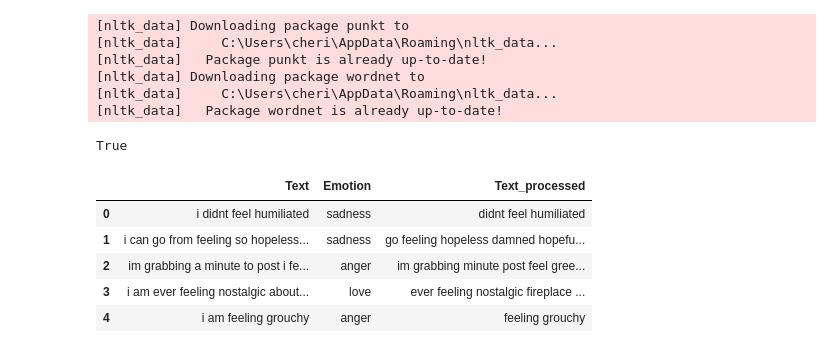
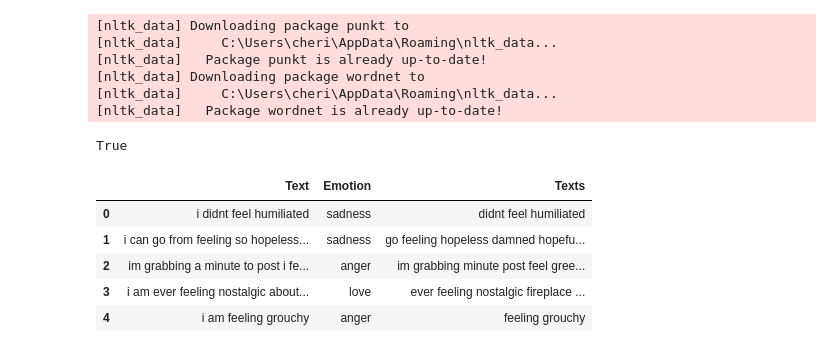
Before and after one commit to Aimen-prog/ml-in-the-clouds, a Jupyter notebook: pycaret_analysis.ipynb, the cells around one changed output. Saved outputs shown, nothing was run; the diff lists cells and outputs as text; code cells hidden in the pictures.

```diff
--- a/pycaret_analysis.ipynb
+++ b/pycaret_analysis.ipynb
@@ -178,35 +178,35 @@ df_train_unique.Text
 df = df_train_unique.copy()
 def text_processing(text):
      #Charger les stop-words en anglais
     stop_words = set(stopwords.words('english'))
 
 
     # Initialiser le lemmatizer
     lemmatizer = WordNetLemmatizer()
 
     # Appliquer la tokenisation à tous les textes
     tokens = word_tokenize(text.lower())
 
     # Supprimer les ponctuations
     tokens = [word for word in tokens if word not in string.punctuation]
 
 
     # Supprimer les stop-words
     tokens = [word for word in tokens if word not in stop_words]
 
 
     # Appliquer la lemmatisation à tous les tokens
     tokens = [lemmatizer.lemmatize(word) for word in tokens]
 
     tokens = ' '.join(tokens)
 
 
     return tokens
 
-df['Text_processed'] = df['Text'].apply(text_processing)
+df['Texts'] = df['Text'].apply(text_processing)
 df.head()
 # %% [output]
-|  | Text | Emotion | Text_processed |
+|  | Text | Emotion | Texts |
 | 0 | i didnt feel humiliated | sadness | didnt feel humiliated |
 | 1 | i can go from feeling so hopeless... | sadness | go feeling hopeless damned hopefu... |
 | 2 | im grabbing a minute to post i fe... | anger | im grabbing minute post feel gree... |
```
Also changed, not shown: parts of 5 cells of this notebook, 36 other files.
